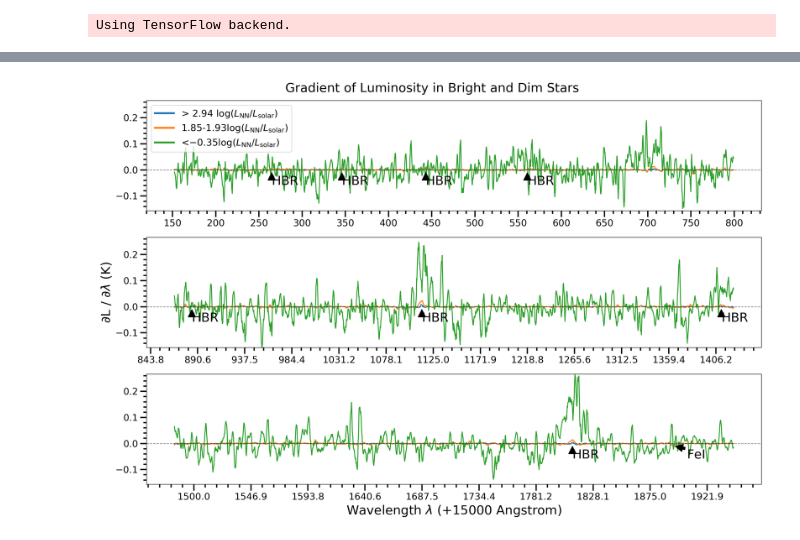
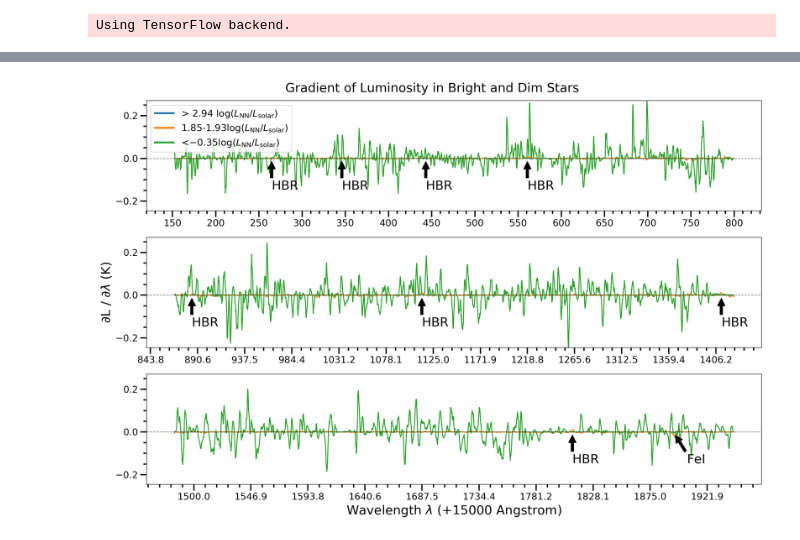
Before and after one commit to henrysky/astroNN_gaia_dr2_paper, a Jupyter notebook: Jacobian.ipynb, the cells around one changed output, grey strips where cells are left out. Drawn from its saved outputs; the diff is of its cells as text; code cells hidden in the pictures.

```diff
--- a/Jacobian.ipynb
+++ b/Jacobian.ipynb
@@ -9,7 +9,7 @@ import numpy as np
 from astroNN.models import load_folder
 from astroNN.gaia import fakemag_to_logsol
 
-net = load_folder("astroNN_0802_run001")
+net = load_folder("astroNN_Ks_fakemag_adversial")
 
 with h5py.File("gaia_dr2_train.h5", 'r') as f:
     spectra = np.array(f['spectra'])
@@ -124,2 +124,2 @@ Finished all gradient calculation, 5.62 seconds elapsed
-[figure, old version]
+[figure, new version]
 # %%
```
Also changed, not shown: parts of 2 cells of this notebook, 10 other files.
